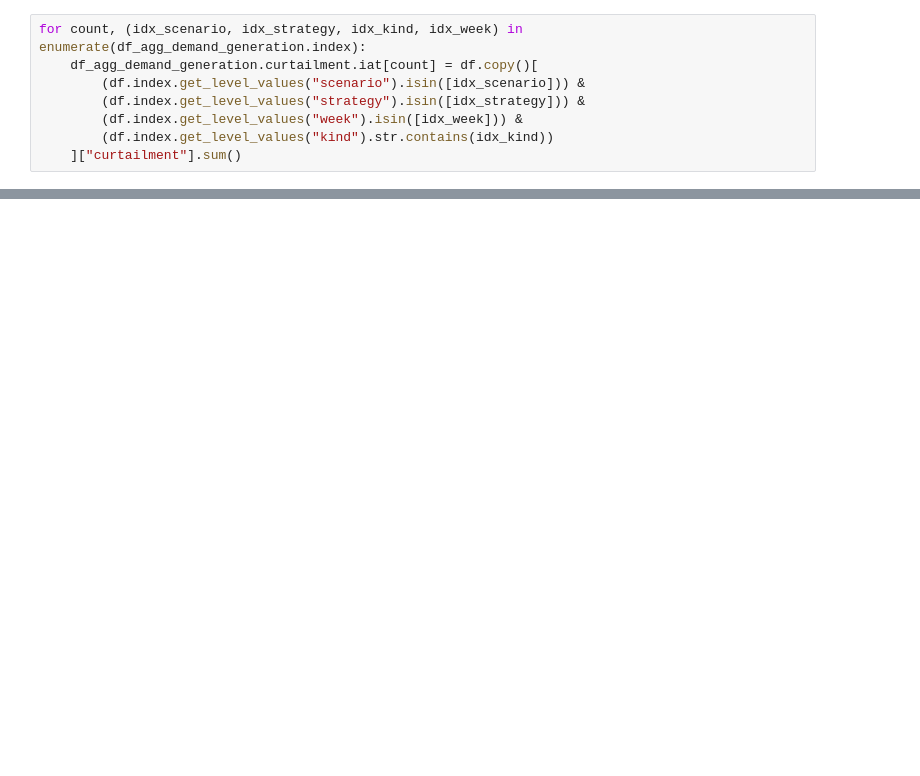
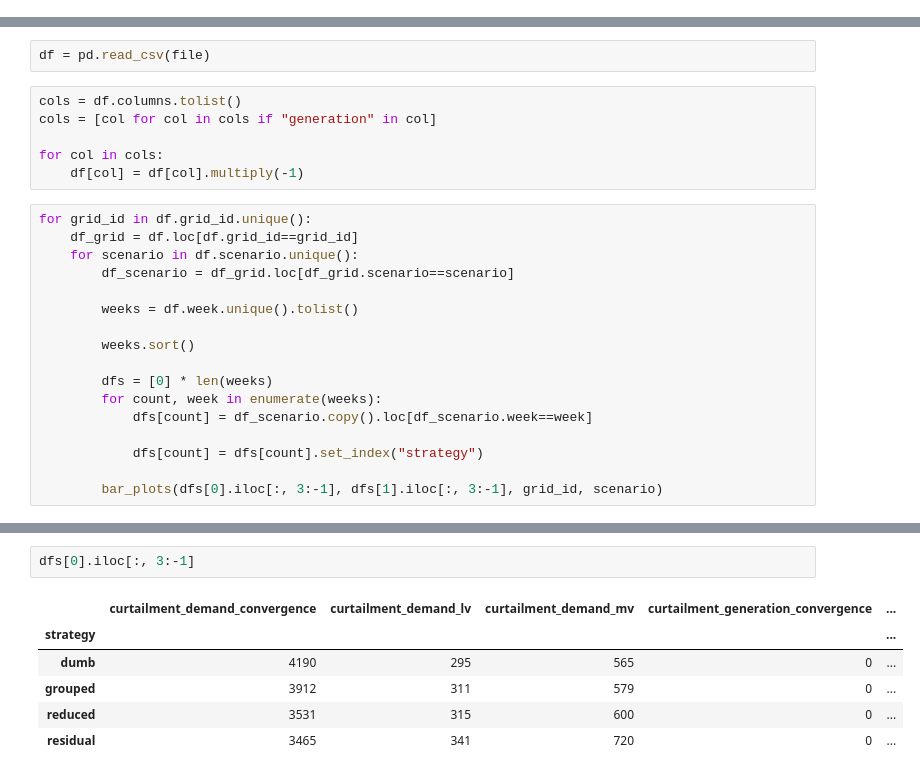
Before and after one commit to MA-KH-RLI/vis-recherche, a Jupyter notebook: python/vis_curtailment_results.ipynb, the cells around one changed output, grey strips where cells are left out. Saved outputs shown, nothing was run; the diff lists cells and outputs as text; blank space fills up the shorter version.

Commit message:
added curtailment per grid and scenario plots

```diff
--- a/python/vis_curtailment_results.ipynb
+++ b/python/vis_curtailment_results.ipynb
@@ -94,8 +26,0 @@ df_agg_demand_generation.index.names = ["scenario", "strategy", "kind", "week"]
-# %%
-for count, (idx_scenario, idx_strategy, idx_kind, idx_week) in enumerate(df_agg_demand_generation.index):
-    df_agg_demand_generation.curtailment.iat[count] = df.copy()[
-        (df.index.get_level_values("scenario").isin([idx_scenario])) &
-        (df.index.get_level_values("strategy").isin([idx_strategy])) &
-        (df.index.get_level_values("week").isin([idx_week])) &
-        (df.index.get_level_values("kind").str.contains(idx_kind))
-    ]["curtailment"].sum()
@@ -170,0 +88,25 @@ xlabels
+# %%
+df = pd.read_csv(file)
+# %%
+cols = df.columns.tolist()
+cols = [col for col in cols if "generation" in col]
+
+for col in cols:
+    df[col] = df[col].multiply(-1)
+# %%
+for grid_id in df.grid_id.unique():
+    df_grid = df.loc[df.grid_id==grid_id]
+    for scenario in df.scenario.unique():
+        df_scenario = df_grid.loc[df_grid.scenario==scenario]
+
+        weeks = df.week.unique().tolist()
+
+        weeks.sort()
+
+        dfs = [0] * len(weeks)
+        for count, week in enumerate(weeks):
+            dfs[count] = df_scenario.copy().loc[df_scenario.week==week]
+
+            dfs[count] = dfs[count].set_index("strategy")
+
+        bar_plots(dfs[0].iloc[:, 3:-1], dfs[1].iloc[:, 3:-1], grid_id, scenario)
@@ -170,0 +126,9 @@ xlabels
+# %%
+dfs[0].iloc[:, 3:-1]
+# %% [output]
+|  | curtailment_demand_convergence | curtailment_demand_lv | curtailment_demand_mv | curtailment_generation_convergence | ... |
+| strategy |  |  |  |  | ... |
+| dumb | 4190 | 295 | 565 | 0 | ... |
+| grouped | 3912 | 311 | 579 | 0 | ... |
+| reduced | 3531 | 315 | 600 | 0 | ... |
+| residual | 3465 | 341 | 720 | 0 | ... |
```
Also changed, not shown: parts of 13 cells of this notebook.
